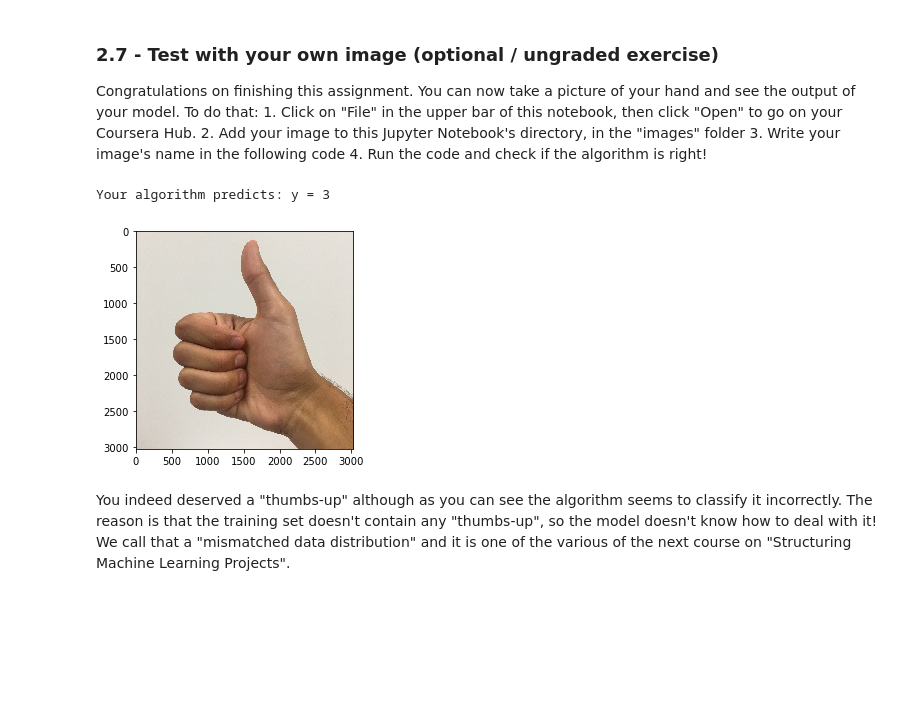
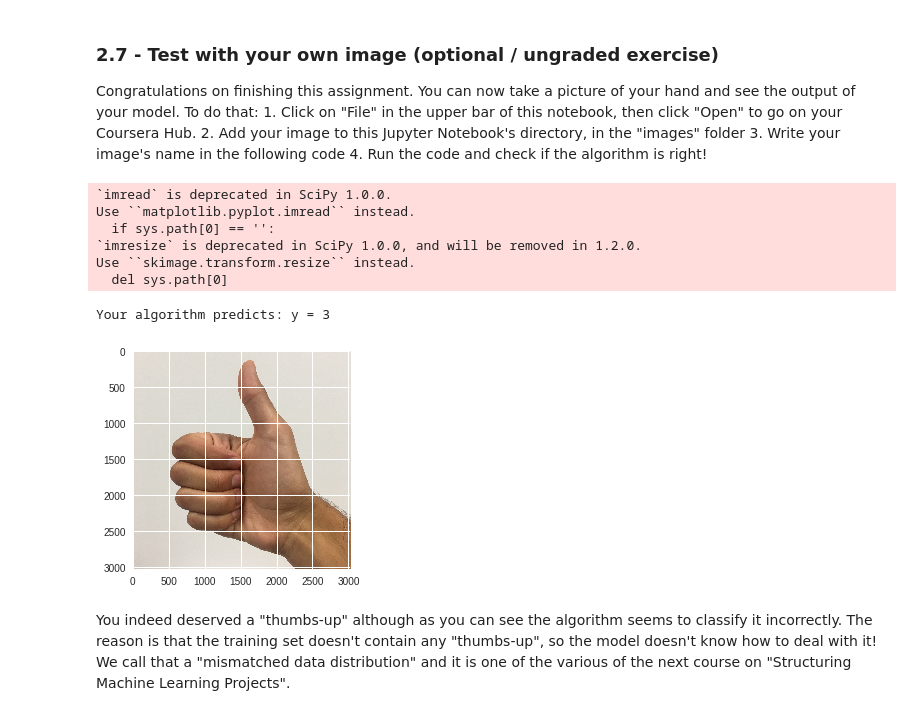
Before and after one commit to csaybar/DLcoursera, a Jupyter notebook: Improving Deep Neural Networks Hyperparameter tuning, Regularization and Optimization/week7/Tensorflow+Tutorial.ipynb, the cells around one changed output. Cells and saved outputs as stored; diff of their text form; code cells hidden in the pictures; blank space fills up the shorter version.

```diff
--- a/Improving Deep Neural Networks Hyperparameter tuning, Regularization and Optimization/week7/Tensorflow+Tutorial.ipynb
+++ b/Improving Deep Neural Networks Hyperparameter tuning, Regularization and Optimization/week7/Tensorflow+Tutorial.ipynb
@@ -621,8 +1046,8 @@ def initialize_parameters():
     b1 = tf.get_variable("b1", [25, 1], initializer=tf.zeros_initializer())
     W2 = tf.get_variable("W2", [12, 25], initializer=tf.contrib.layers.xavier_initializer(seed=1))
     b2 = tf.get_variable("b2", [12, 1], initializer=tf.zeros_initializer())
-    W3 = tf.get_variable("W3", [10, 12], initializer=tf.contrib.layers.xavier_initializer(seed=1))
-    b3 = tf.get_variable("b3", [10, 1], initializer=tf.zeros_initializer())
+    W3 = tf.get_variable("W3", [6, 12], initializer=tf.contrib.layers.xavier_initializer(seed=1))
+    b3 = tf.get_variable("b3", [6, 1], initializer=tf.zeros_initializer())
     ### END CODE HERE ###
 
     parameters = {"W1": W1,
@@ -997,23 +1437,30 @@ Congratulations on finishing this assignment. You can now take a picture of your
 # %%
 import scipy
 from PIL import Image
 from scipy import ndimage
+import urllib
+## START CODE HERE ## (PUT YOUR IMAGE NAME)
+urllib.request.urlretrieve('https://github.com/csaybar/DLcoursera/raw/master/Improving%20Deep%20Neural%20Networks%20Hyperparameter%20tuning%2C%20Regularization%20and%20Optimization/week7/images/thumbs_up.jpg','thumbs_up.jpg')
 
-## START CODE HERE ## (PUT YOUR IMAGE NAME)
-my_image = "thumbs_up.jpg"
+fname = "thumbs_up.jpg"
 ## END CODE HERE ##
 
 # We preprocess your image to fit your algorithm.
-fname = "images/" + my_image
 image = np.array(ndimage.imread(fname, flatten=False))
 my_image = scipy.misc.imresize(image, size=(64,64)).reshape((1, 64*64*3)).T
 my_image_prediction = predict(my_image, parameters)
 
 plt.imshow(image)
 print("Your algorithm predicts: y = " + str(np.squeeze(my_image_prediction)))
 # %% [output]
-Your algorithm predicts: y = 3
+`imread` is deprecated in SciPy 1.0.0.
+Use ``matplotlib.pyplot.imread`` instead.
+  if sys.path[0] == '':
+`imresize` is deprecated in SciPy 1.0.0, and will be removed in 1.2.0.
+Use ``skimage.transform.resize`` instead.
+  del sys.path[0]
+Your algorithm predicts: y = 3
-[figure, old version]
+[figure, new version]
 # %% [markdown]
 You indeed deserved a "thumbs-up" although as you can see the algorithm seems to classify it incorrectly. The reason is that the training set doesn't contain any "thumbs-up", so the model doesn't know how to deal with it! We call that a "mismatched data distribution" and it is one of the various of the next course on "Structuring Machine Learning Projects".
 # %% [markdown]
```
Also changed, not shown: parts of 14 cells of this notebook.
